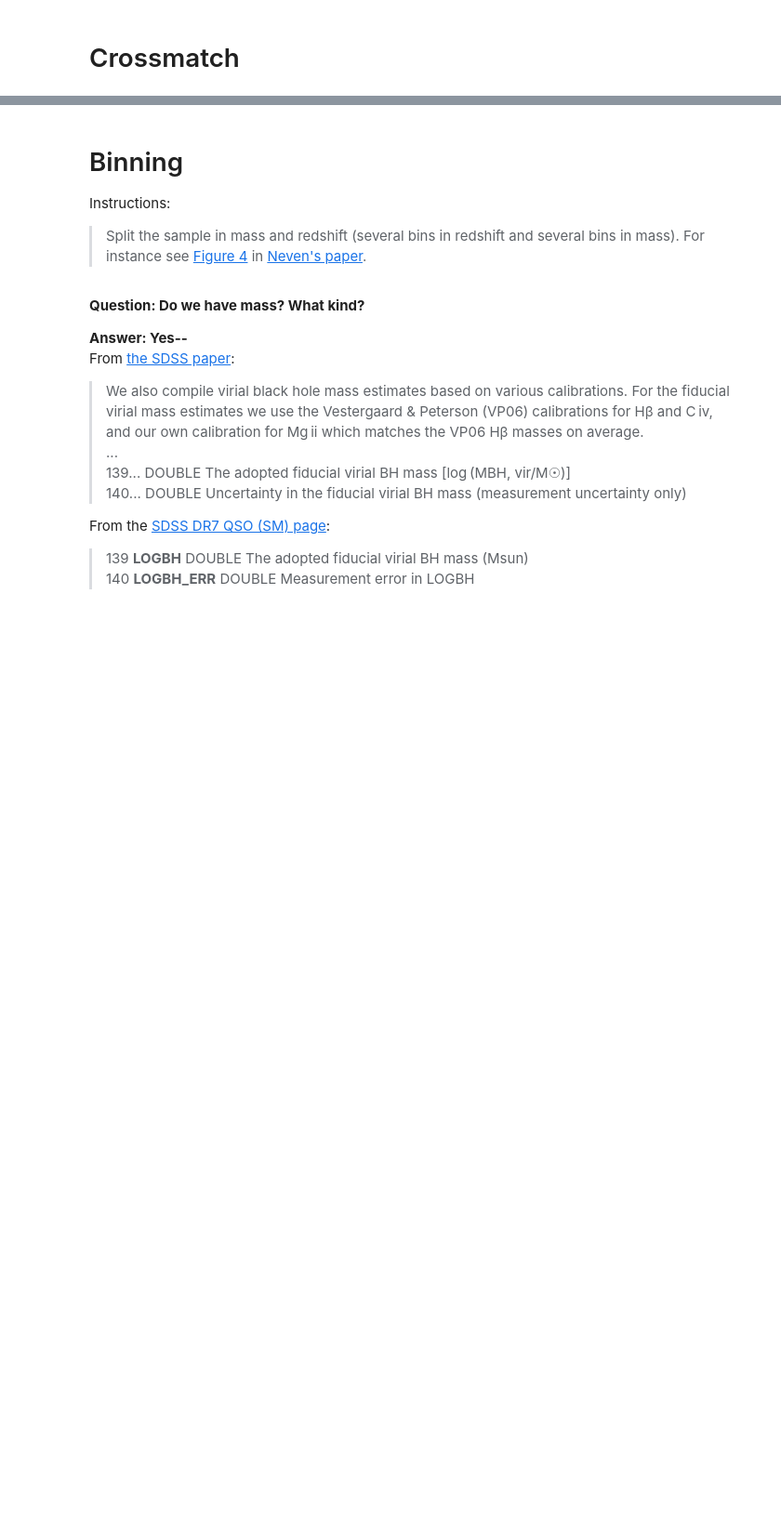
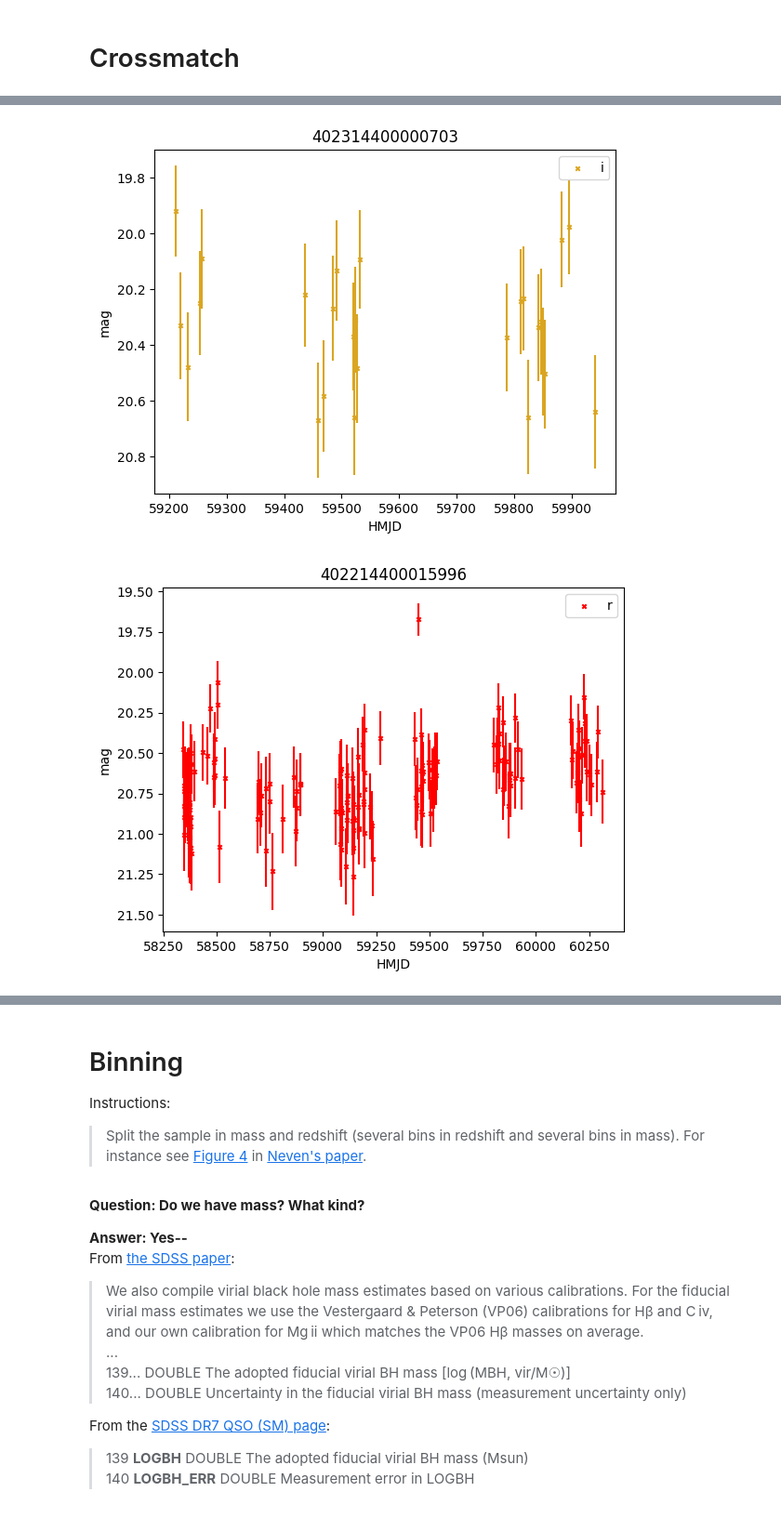
Before and after one commit to lsst-sitcom/linccf, a Jupyter notebook: agn_variability/agn_variability.ipynb, the cells around one changed output, grey strips where cells are left out. Shown at 93% size. Saved outputs shown, nothing was run; the diff lists cells and outputs as text; code cells hidden in the pictures; blank space fills up the shorter version.

```diff
--- a/agn_variability/agn_variability.ipynb
+++ b/agn_variability/agn_variability.ipynb
@@ -173,0 +299,42 @@ def inspect_parquet(file_path, num_rows=5):
+# %%
+# Checkpoint: start here to avoid dask
+
+import pandas as pd
+
+ndf = pd.read_pickle("/astro/users/olynn/sdss_x_ztf_partition_0.pkl")
+# %%
+import matplotlib.pyplot as plt
+
+def plot_lightcurve(row, title=None):
+    """Plot light curve."""
+    bands = {
+        1: "g",
+        2: "r",
+        3: "i"
+    }
+    colors = {
+        1: "green",
+        2: "red",
+        3: "goldenrod"
+    }
+
+    band=bands[row["filterid_ztf"]]
+    color=colors[row["filterid_ztf"]]
+
+    plt.scatter(row["hmjd_ztf"], row["mag_ztf"], label=band, color=color, marker="x", s=10)
+    plt.errorbar(row["hmjd_ztf"], row["mag_ztf"], row["magerr_ztf"], color=color, ls="")
+
+    plt.legend()
+    plt.title(title)
+    plt.xlabel("HMJD")
+    plt.ylabel("mag")
+    plt.gca().invert_yaxis()
+# %%
+for i in range(3):
+    row = ndf.iloc[i]
+    object_id = ndf["objectid_ztf"].iloc[i]
+    plt.figure()
+    plot_lightcurve(row, title=object_id)
+# %% [output]
+[figure, added]
+[figure, added]
```
Also changed, not shown: parts of 59 cells of this notebook, 3 other files.
